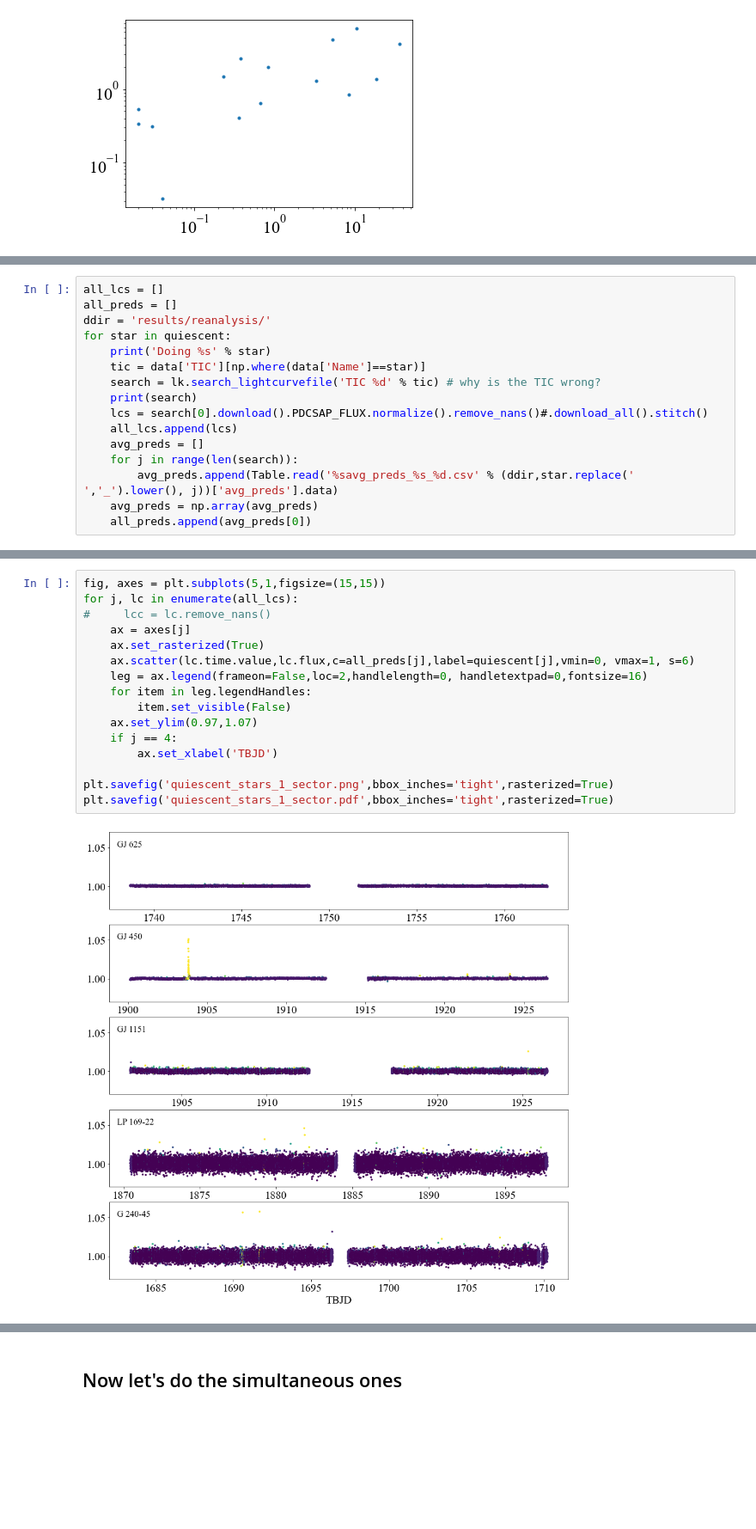
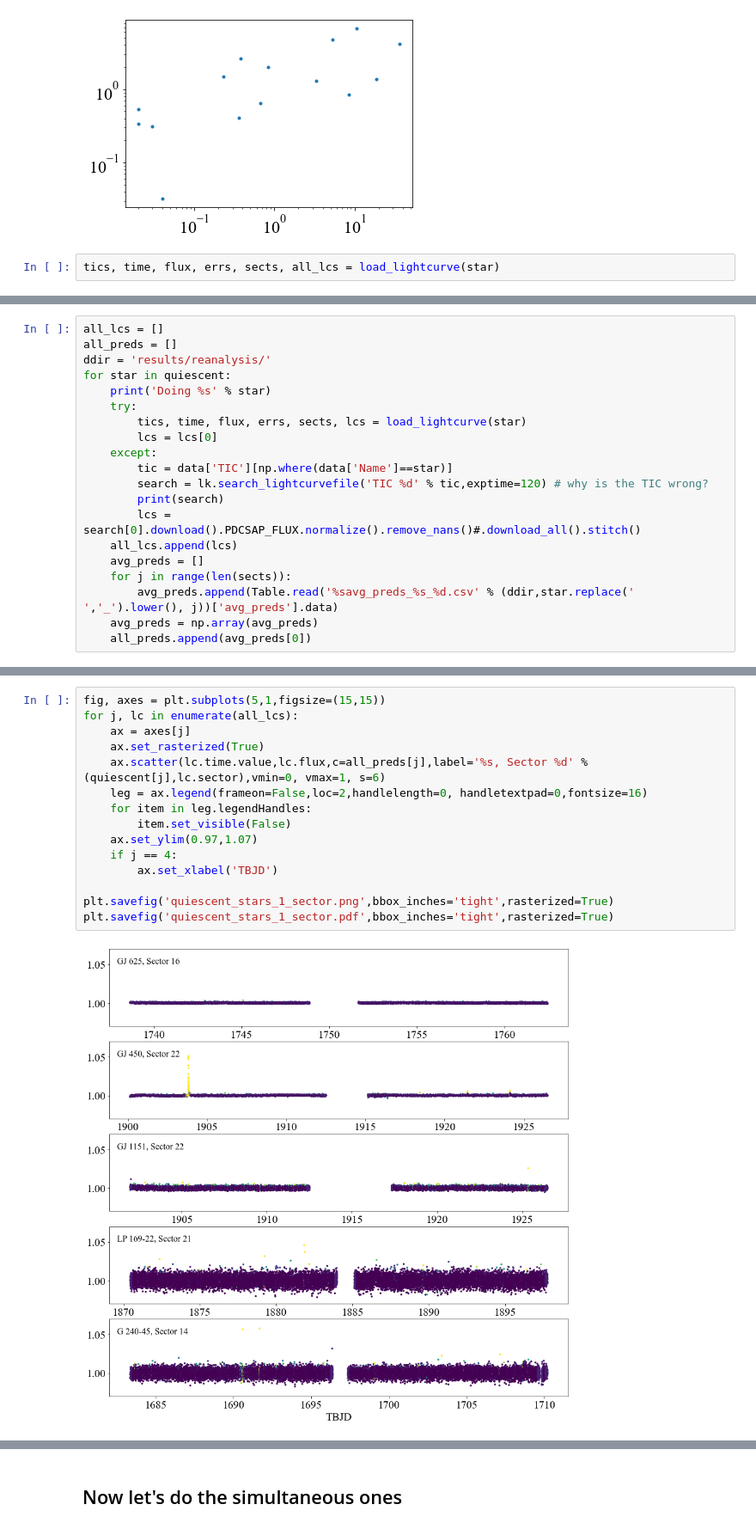
Before and after one commit to benjaminpope/mtv, a Jupyter notebook: notebooks/paper_plots.ipynb, the cells around one changed output, grey strips where cells are left out. Shown: that part at 86% size. Cells and saved outputs as stored; diff of their text form; blank space fills up the shorter version.

Commit message:
fixes and updates almost back to where we were

```diff
--- a/notebooks/paper_plots.ipynb
+++ b/notebooks/paper_plots.ipynb
@@ -216,3 +213,5 @@ plt.xscale('log')
 plt.yscale('log')
 # %% [output]
 [figure]
+# %%
+tics, time, flux, errs, sects, all_lcs = load_lightcurve(star)
@@ -222,13 +224,17 @@ all_preds = []
 ddir = 'results/reanalysis/'
 for star in quiescent:
     print('Doing %s' % star)
-    tic = data['TIC'][np.where(data['Name']==star)]
-    search = lk.search_lightcurvefile('TIC %d' % tic) # why is the TIC wrong?
-    print(search)
-    lcs = search[0].download().PDCSAP_FLUX.normalize().remove_nans()#.download_all().stitch()
+    try:
+        tics, time, flux, errs, sects, lcs = load_lightcurve(star)
+        lcs = lcs[0]
+    except:
+        tic = data['TIC'][np.where(data['Name']==star)]
+        search = lk.search_lightcurvefile('TIC %d' % tic,exptime=120) # why is the TIC wrong?
+        print(search)
+        lcs = search[0].download().PDCSAP_FLUX.normalize().remove_nans()#.download_all().stitch()
     all_lcs.append(lcs)
     avg_preds = []
-    for j in range(len(search)):
+    for j in range(len(sects)):
         avg_preds.append(Table.read('%savg_preds_%s_%d.csv' % (ddir,star.replace(' ','_').lower(), j))['avg_preds'].data)
     avg_preds = np.array(avg_preds)
     all_preds.append(avg_preds[0])
@@ -305,21 +252,20 @@ Length = 33 rows
 # %%
 fig, axes = plt.subplots(5,1,figsize=(15,15))
 for j, lc in enumerate(all_lcs):
-#     lcc = lc.remove_nans()
     ax = axes[j]
     ax.set_rasterized(True)
-    ax.scatter(lc.time.value,lc.flux,c=all_preds[j],label=quiescent[j],vmin=0, vmax=1, s=6)
+    ax.scatter(lc.time.value,lc.flux,c=all_preds[j],label='%s, Sector %d' % (quiescent[j],lc.sector),vmin=0, vmax=1, s=6)
     leg = ax.legend(frameon=False,loc=2,handlelength=0, handletextpad=0,fontsize=16)
     for item in leg.legendHandles:
         item.set_visible(False)
     ax.set_ylim(0.97,1.07)
     if j == 4:
         ax.set_xlabel('TBJD')
 
 plt.savefig('quiescent_stars_1_sector.png',bbox_inches='tight',rasterized=True)
 plt.savefig('quiescent_stars_1_sector.pdf',bbox_inches='tight',rasterized=True)
 # %% [output]
-[figure, old version]
+[figure, new version]
 # %%
 all_lcs = []
 all_preds = []
```
Also changed, not shown: parts of 24 cells of this notebook, 44 other files.
